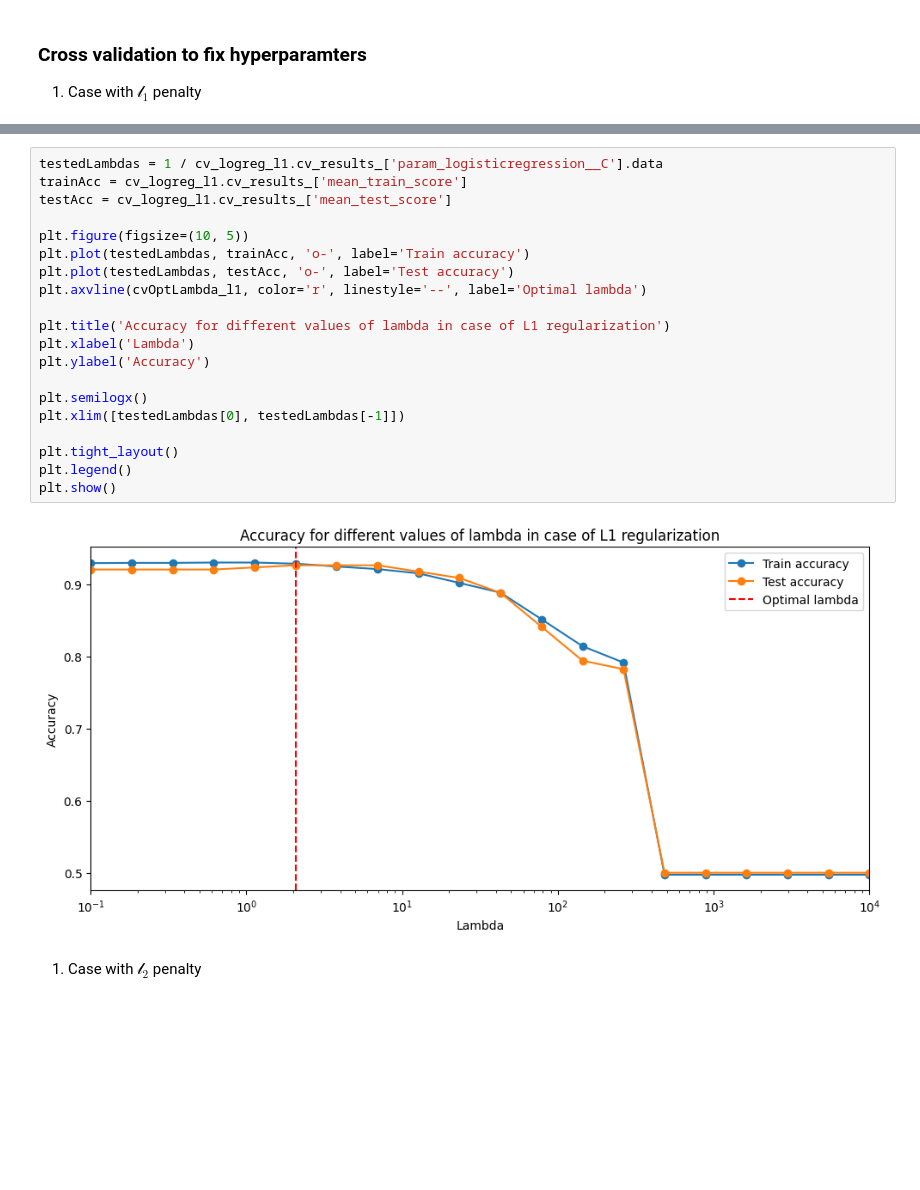
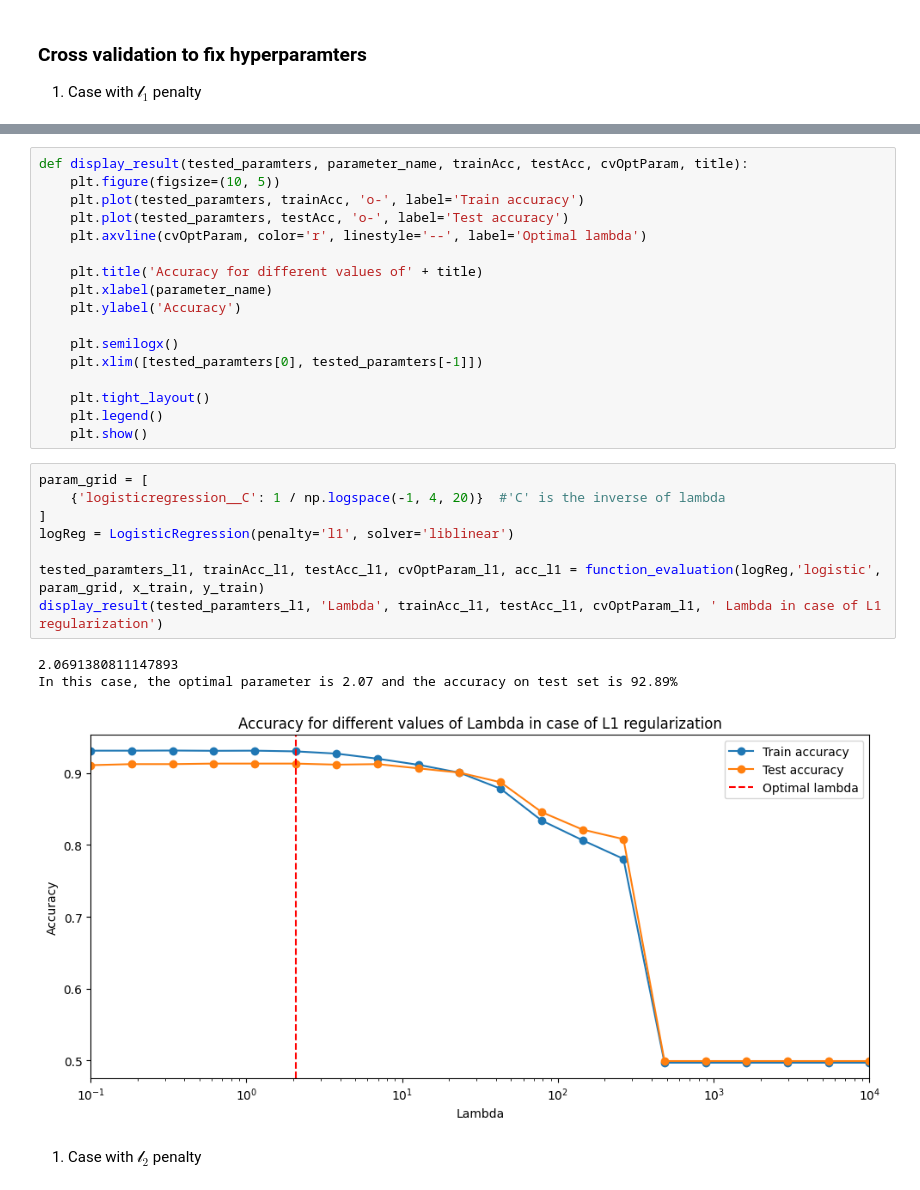
Before and after one commit to roduit/FundamentalLearningEPFL, a Jupyter notebook: Homeworks/HW2/roduit_vincent_325140_HW2.ipynb, the cells around one changed output, grey strips where cells are left out. Saved outputs shown, nothing was run; the diff lists cells and outputs as text; blank space fills up the shorter version.

```diff
--- a/Homeworks/HW2/roduit_vincent_325140_HW2.ipynb
+++ b/Homeworks/HW2/roduit_vincent_325140_HW2.ipynb
@@ -88,25 +95,32 @@ Let's visualize the result !
 # %%
-testedLambdas = 1 / cv_logreg_l1.cv_results_['param_logisticregression__C'].data
-trainAcc = cv_logreg_l1.cv_results_['mean_train_score']
-testAcc = cv_logreg_l1.cv_results_['mean_test_score']
+def display_result(tested_paramters, parameter_name, trainAcc, testAcc, cvOptParam, title):
+    plt.figure(figsize=(10, 5))
+    plt.plot(tested_paramters, trainAcc, 'o-', label='Train accuracy')
+    plt.plot(tested_paramters, testAcc, 'o-', label='Test accuracy')
+    plt.axvline(cvOptParam, color='r', linestyle='--', label='Optimal lambda')
 
-plt.figure(figsize=(10, 5))
-plt.plot(testedLambdas, trainAcc, 'o-', label='Train accuracy')
-plt.plot(testedLambdas, testAcc, 'o-', label='Test accuracy')
-plt.axvline(cvOptLambda_l1, color='r', linestyle='--', label='Optimal lambda')
+    plt.title('Accuracy for different values of' + title)
+    plt.xlabel(parameter_name)
+    plt.ylabel('Accuracy')
 
-plt.title('Accuracy for different values of lambda in case of L1 regularization')
-plt.xlabel('Lambda')
-plt.ylabel('Accuracy')
+    plt.semilogx()
+    plt.xlim([tested_paramters[0], tested_paramters[-1]])
 
-plt.semilogx()
-plt.xlim([testedLambdas[0], testedLambdas[-1]])
-
-plt.tight_layout()
-plt.legend()
-plt.show()
+    plt.tight_layout()
+    plt.legend()
+    plt.show()
-# %% [output]
-[figure, removed]
+# %%
+param_grid = [
+    {'logisticregression__C': 1 / np.logspace(-1, 4, 20)}  #'C' is the inverse of lambda
+]
+logReg = LogisticRegression(penalty='l1', solver='liblinear')
+
+tested_paramters_l1, trainAcc_l1, testAcc_l1, cvOptParam_l1, acc_l1 = function_evaluation(logReg,'logistic', param_grid, x_train, y_train)
+display_result(tested_paramters_l1, 'Lambda', trainAcc_l1, testAcc_l1, cvOptParam_l1, ' Lambda in case of L1 regularization')
+# %% [output]
+2.0691380811147893
+In this case, the optimal parameter is 2.07 and the accuracy on test set is 92.89%
+[figure, added]
 # %% [markdown]
 1) Case with $\mathscr{l}_2$ penalty
 # %%
```
Also changed, not shown: parts of 27 cells of this notebook.
